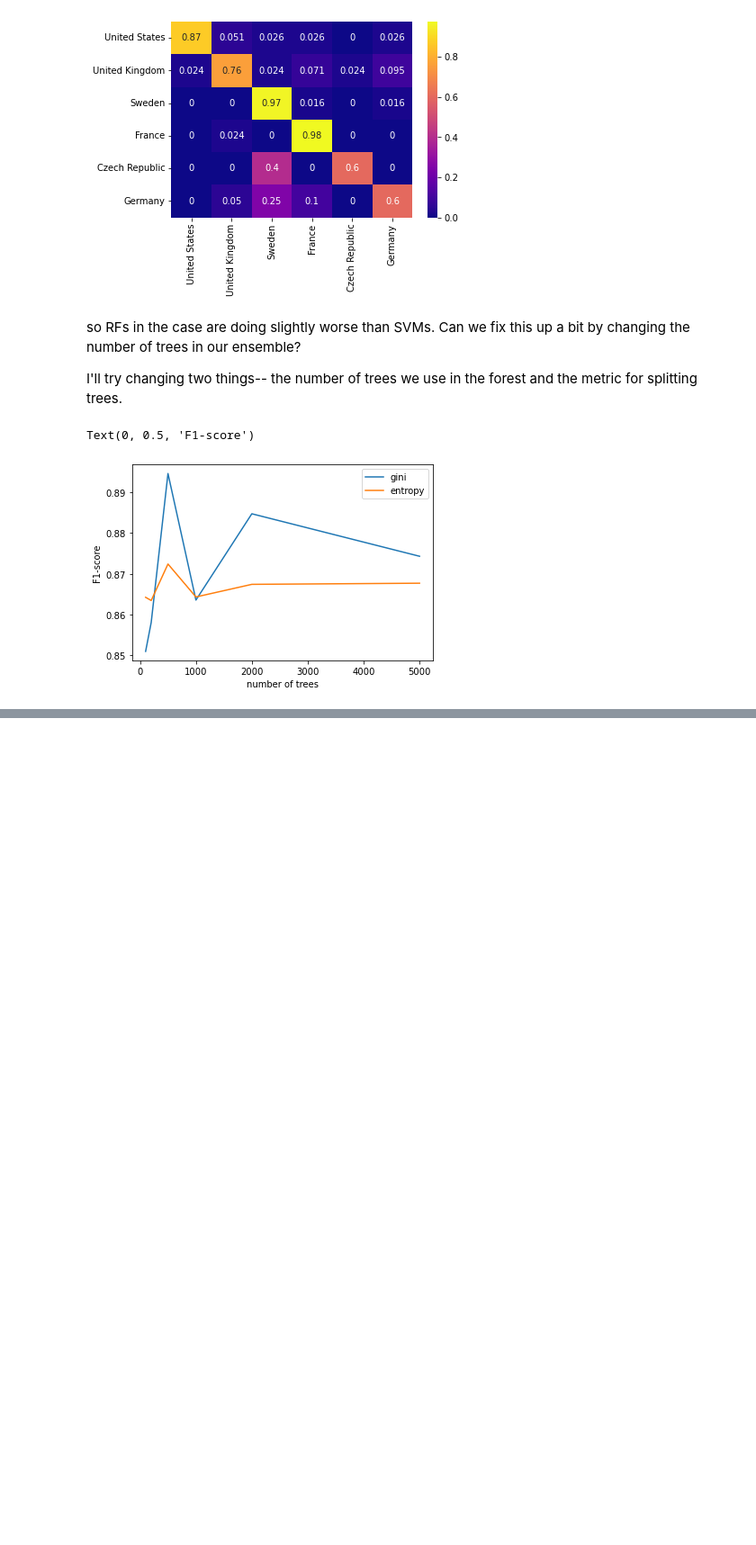
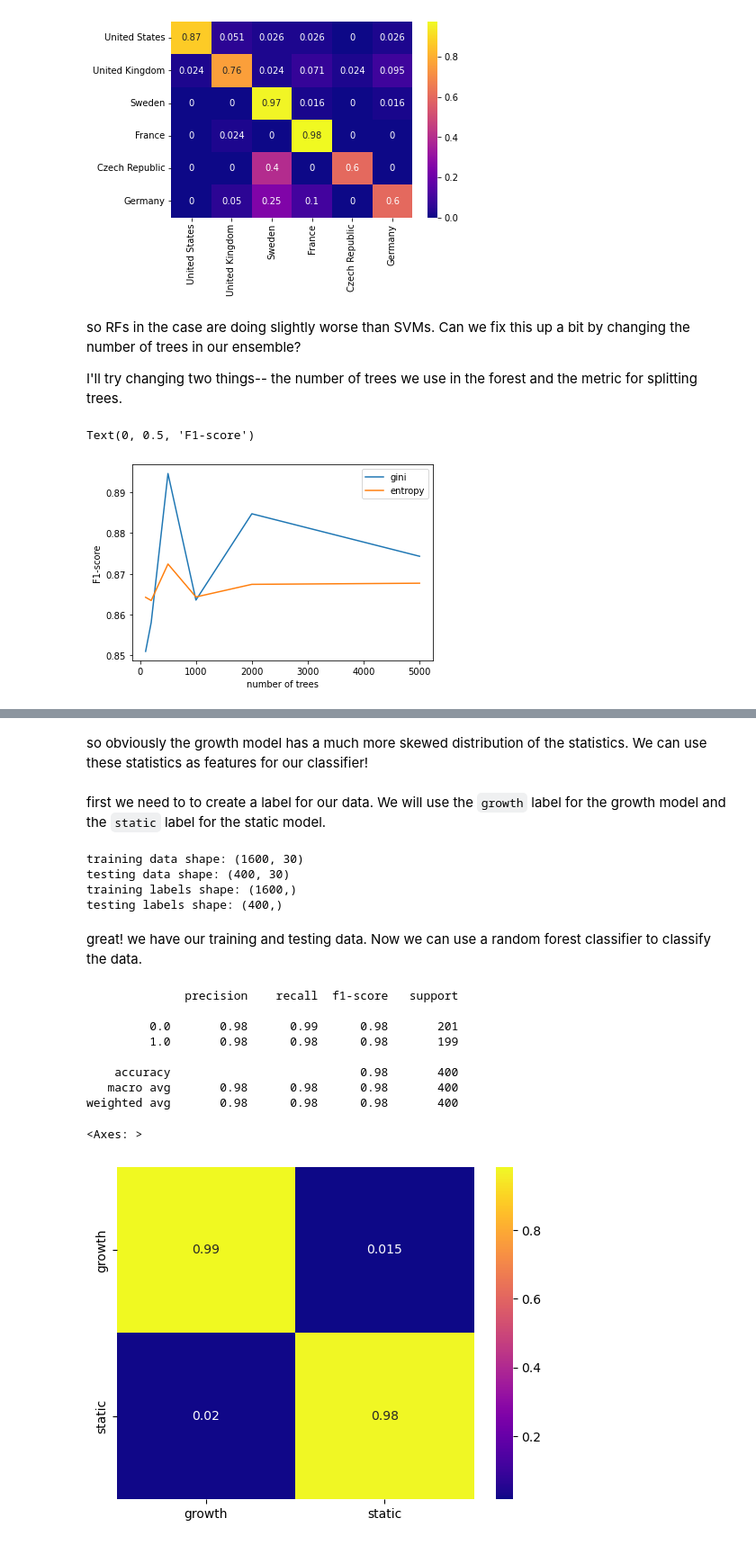
Before and after one commit to andrewkern/evomics, a Jupyter notebook: evomics_ml_workshop.ipynb, the cells around one changed output, grey strips where cells are left out. Shown at 90% size. Drawn from its saved outputs; the diff is of its cells as text; code cells hidden in the pictures; blank space fills up the shorter version.

```diff
--- a/evomics_ml_workshop.ipynb
+++ b/evomics_ml_workshop.ipynb
@@ -551,0 +704,58 @@ Text(0, 0.5, 'F1-score')
+# %% [markdown]
+so obviously the growth model has a much more skewed distribution of the statistics. We can use these statistics as features for our classifier!
+# %% [markdown]
+first we need to to create a label for our data. We will use the `growth` label for the growth model and the `static` label for the static model.
+# %%
+# create a label for our data, 0 for growth and 1 for static
+labels = np.concatenate([np.zeros(1000), np.ones(1000)])
+labels
+
+# now lets concatenate our statistics into one array
+data = np.concatenate([sims, sims_static])
+data.shape
+
+# let's split this into training and testing data
+x_train, x_test, y_train, y_test = train_test_split(data, labels, test_size=0.2, random_state=666)
+
+# finally let's examine the shapes of our training and testing data
+print(f"training data shape: {x_train.shape}")
+print(f"testing data shape: {x_test.shape}")
+print(f"training labels shape: {y_train.shape}")
+print(f"testing labels shape: {y_test.shape}")
+# %% [output]
+training data shape: (1600, 30)
+testing data shape: (400, 30)
+training labels shape: (1600,)
+testing labels shape: (400,)
+# %% [markdown]
+great! we have our training and testing data. Now we can use a random forest classifier to classify the data.
+# %%
+# fit a random forest classifier
+import sklearn
+from sklearn.ensemble import RandomForestClassifier
+from sklearn.metrics import confusion_matrix
+from sklearn.metrics import confusion_matrix, ConfusionMatrixDisplay
+
+clf = RandomForestClassifier()
+model = clf.fit(x_train, y_train)
+
+# make predictions on the testing data
+preds = clf.predict(x_test)
+
+# evaluate the classifier
+print(sklearn.metrics.classification_report(y_test, preds))
+
+# let's plot the confusion matrix
+cm = confusion_matrix(y_test, preds, normalize='true')
+sns.heatmap(cm, annot=True, cmap="plasma", xticklabels=["growth", "static"], yticklabels=["growth", "static"])
+# %% [output]
+              precision    recall  f1-score   support
+
+         0.0       0.98      0.99      0.98       201
+         1.0       0.98      0.98      0.98       199
+
+    accuracy                           0.98       400
+   macro avg       0.98      0.98      0.98       400
+weighted avg       0.98      0.98      0.98       400
+<Axes: >
+[figure, added]
```
Also changed, not shown: parts of 33 cells of this notebook, 1 other file.
